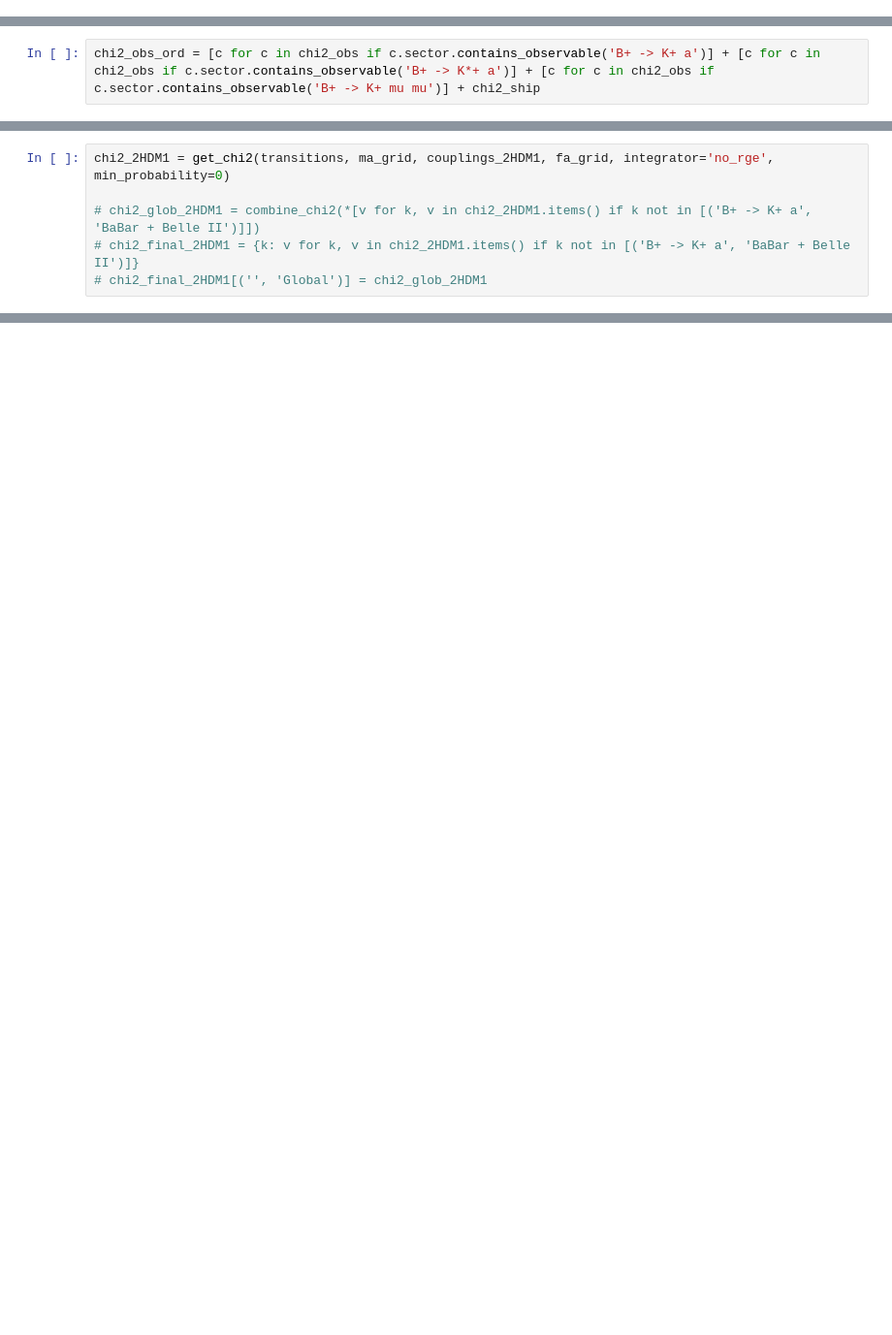
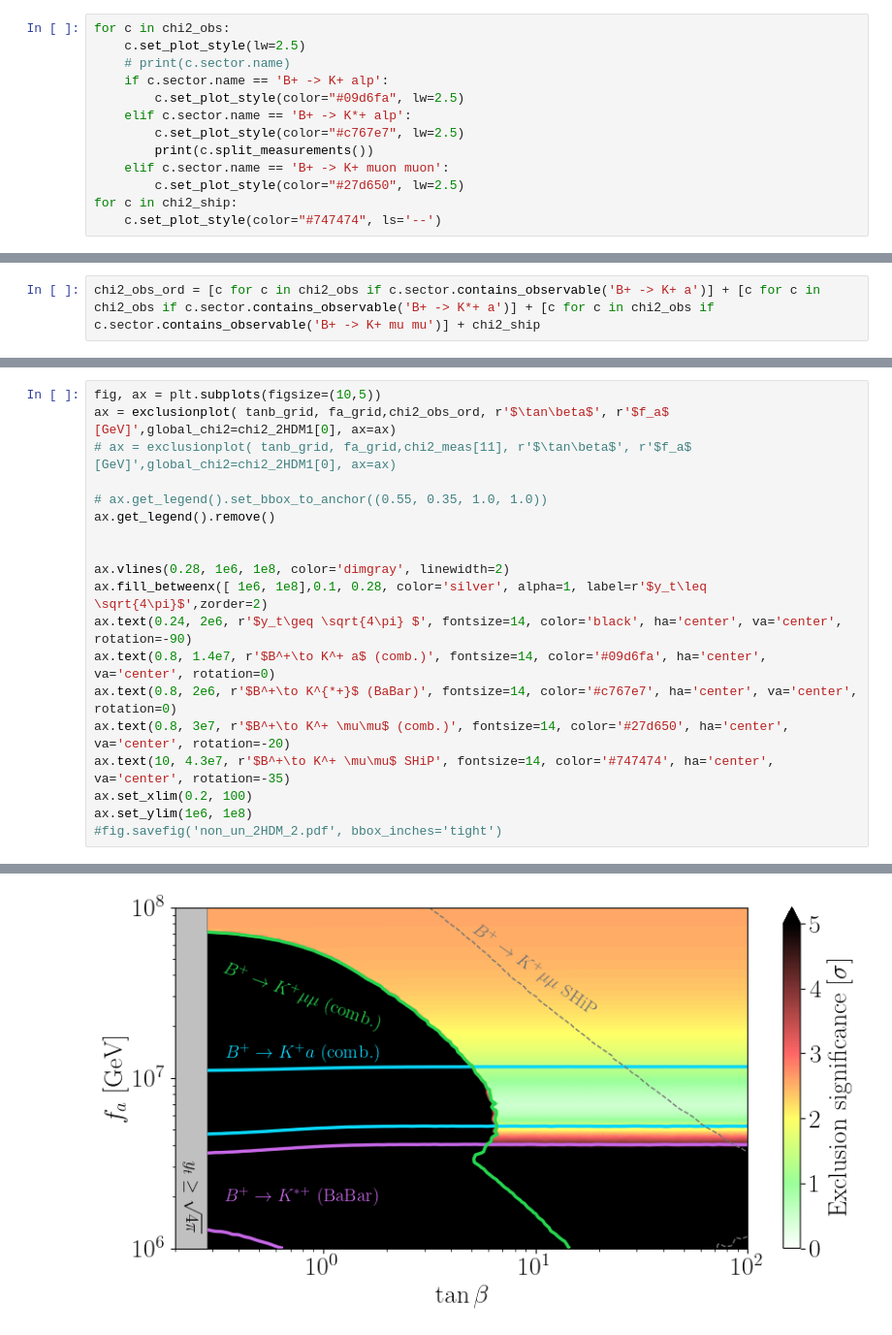
Before and after one commit to alp-aca/alp-aca, a Jupyter notebook: tutorials_v2/06_04_Scrutinizing_Belle2_ALP.ipynb, the cells around one changed output, grey strips where cells are left out. Shown at 97% size. Drawn from its saved outputs; the diff is of its cells as text; blank space fills up the shorter version.

```diff
--- a/tutorials_v2/06_04_Scrutinizing_Belle2_ALP.ipynb
+++ b/tutorials_v2/06_04_Scrutinizing_Belle2_ALP.ipynb
@@ -363,0 +220,13 @@ for c in chi2_ship:
+# %%
+for c in chi2_obs:
+    c.set_plot_style(lw=2.5)
+    # print(c.sector.name)
+    if c.sector.name == 'B+ -> K+ alp':
+        c.set_plot_style(color="#09d6fa", lw=2.5)
+    elif c.sector.name == 'B+ -> K*+ alp':
+        c.set_plot_style(color="#c767e7", lw=2.5)
+        print(c.split_measurements())
+    elif c.sector.name == 'B+ -> K+ muon muon':
+        c.set_plot_style(color="#27d650", lw=2.5)
+for c in chi2_ship:
+    c.set_plot_style(color="#747474", ls='--')
@@ -580,6 +236,0 @@ KeyboardInterrupt:
-# %%
-chi2_2HDM1 = get_chi2(transitions, ma_grid, couplings_2HDM1, fa_grid, integrator='no_rge', min_probability=0)
-
-# chi2_glob_2HDM1 = combine_chi2(*[v for k, v in chi2_2HDM1.items() if k not in [('B+ -> K+ a', 'BaBar + Belle II')]])
-# chi2_final_2HDM1 = {k: v for k, v in chi2_2HDM1.items() if k not in [('B+ -> K+ a', 'BaBar + Belle II')]}
-# chi2_final_2HDM1[('', 'Global')] = chi2_glob_2HDM1
@@ -801,0 +237,20 @@ z2=np.logspace(-5,1,1000)
+# %%
+fig, ax = plt.subplots(figsize=(10,5))
+ax = exclusionplot( tanb_grid, fa_grid,chi2_obs_ord, r'$\tan\beta$', r'$f_a$ [GeV]',global_chi2=chi2_2HDM1[0], ax=ax)
+# ax = exclusionplot( tanb_grid, fa_grid,chi2_meas[11], r'$\tan\beta$', r'$f_a$ [GeV]',global_chi2=chi2_2HDM1[0], ax=ax)
+
+# ax.get_legend().set_bbox_to_anchor((0.55, 0.35, 1.0, 1.0))
+ax.get_legend().remove()
+
+
+ax.vlines(0.28, 1e6, 1e8, color='dimgray', linewidth=2)
+ax.fill_betweenx([ 1e6, 1e8],0.1, 0.28, color='silver', alpha=1, label=r'$y_t\leq \sqrt{4\pi}$',zorder=2)
+ax.text(0.24, 2e6, r'$y_t\geq \sqrt{4\pi} $', fontsize=14, color='black', ha='center', va='center', rotation=-90)
+ax.text(0.8, 1.4e7, r'$B^+\to K^+ a$ (comb.)', fontsize=14, color='#09d6fa', ha='center', va='center', rotation=0)
+ax.text(0.8, 2e6, r'$B^+\to K^{*+}$ (BaBar)', fontsize=14, color='#c767e7', ha='center', va='center', rotation=0)
+ax.text(0.8, 3e7, r'$B^+\to K^+ \mu\mu$ (comb.)', fontsize=14, color='#27d650', ha='center', va='center', rotation=-20)
+ax.text(10, 4.3e7, r'$B^+\to K^+ \mu\mu$ SHiP', fontsize=14, color='#747474', ha='center', va='center', rotation=-35)
+ax.set_xlim(0.2, 100)
+ax.set_ylim(1e6, 1e8)
+#fig.savefig('non_un_2HDM_2.pdf', bbox_inches='tight')
+# %% [output]
@@ -801,0 +258 @@ z2=np.logspace(-5,1,1000)
+[figure, added]
```
Also changed, not shown: parts of 44 cells of this notebook, 4 other files.
